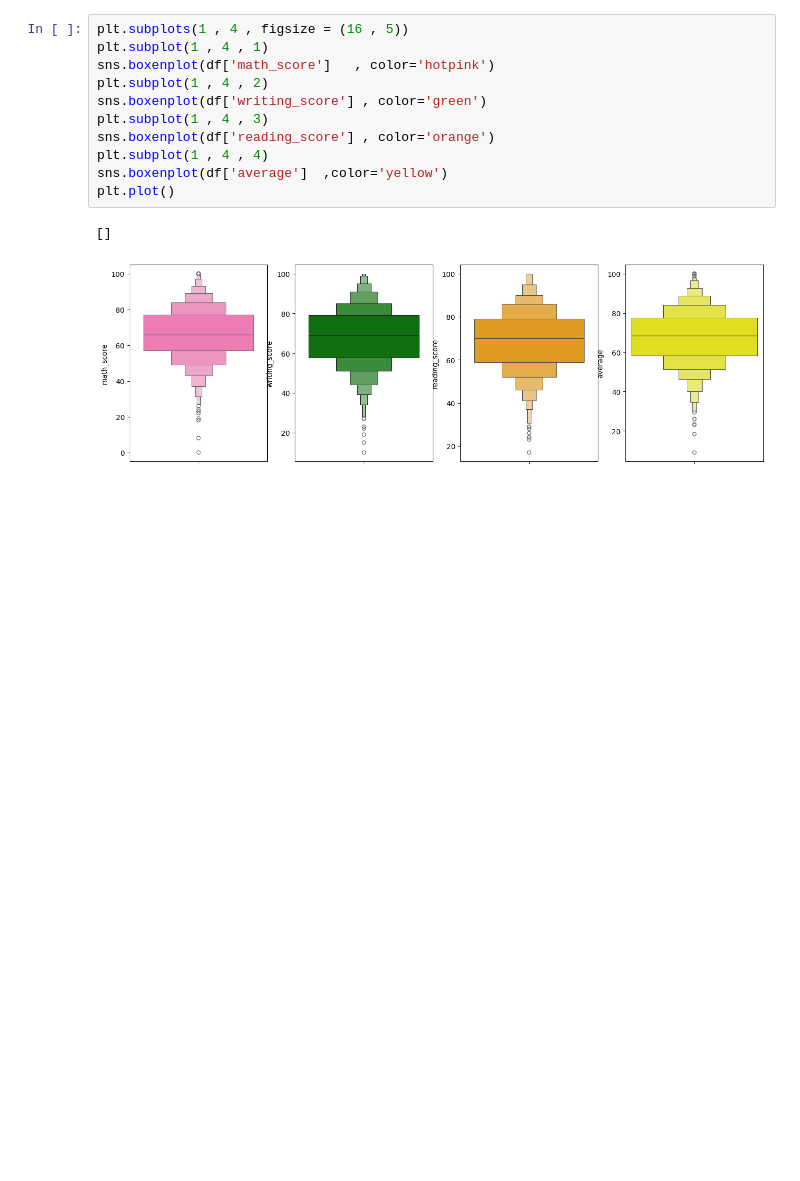
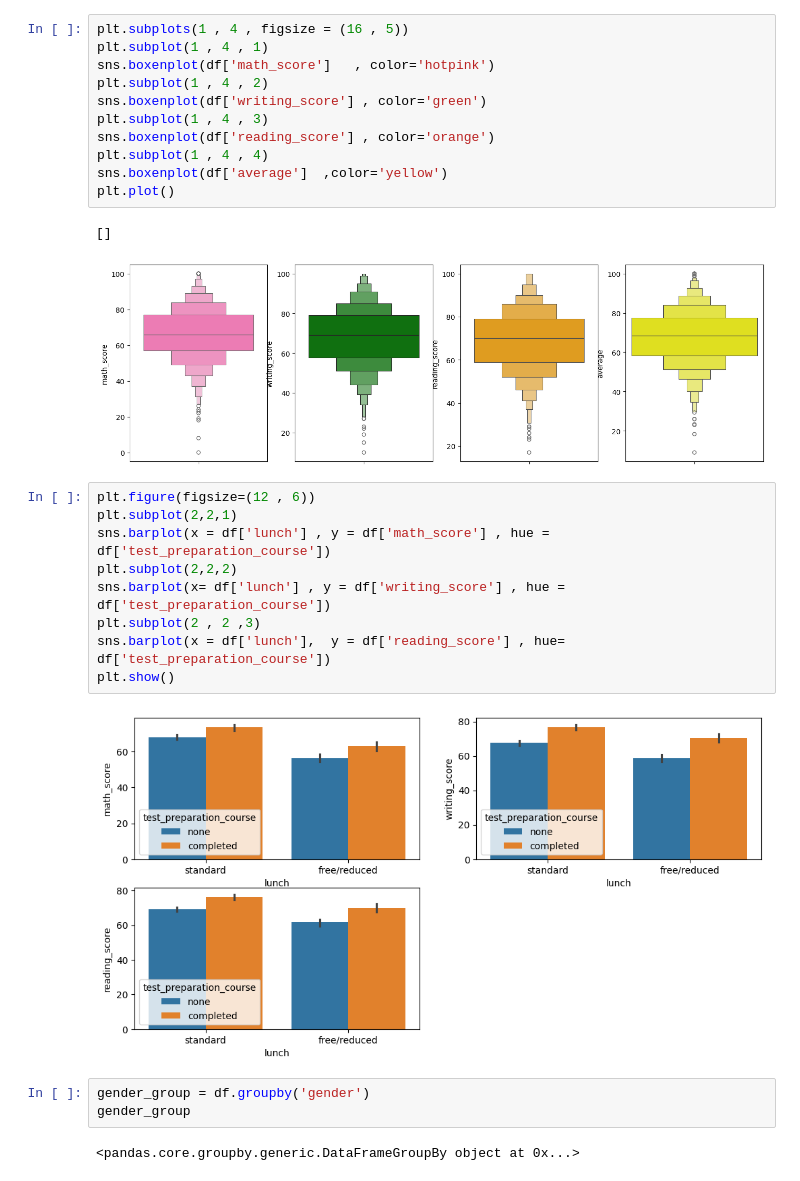
Before and after one commit to YOMI079/ML_PROJECT, a Jupyter notebook: notebook/1 . EDA STUDENT PERFORMANCE .ipynb, the cells around one changed output. Saved outputs shown, nothing was run; the diff lists cells and outputs as text; blank space fills up the shorter version.

```diff
--- a/notebook/1 . EDA STUDENT PERFORMANCE .ipynb
+++ b/notebook/1 . EDA STUDENT PERFORMANCE .ipynb
@@ -306,3 +306,19 @@ plt.plot()
 # %% [output]
 []
 [figure]
+# %%
+plt.figure(figsize=(12 , 6))
+plt.subplot(2,2,1)
+sns.barplot(x = df['lunch'] , y = df['math_score'] , hue = df['test_preparation_course'])
+plt.subplot(2,2,2)
+sns.barplot(x= df['lunch'] , y = df['writing_score'] , hue = df['test_preparation_course'])
+plt.subplot(2 , 2 ,3)
+sns.barplot(x = df['lunch'],  y = df['reading_score'] , hue= df['test_preparation_course'])
+plt.show()
+# %% [output]
+[figure, added]
+# %%
+gender_group = df.groupby('gender')
+gender_group
+# %% [output]
+<pandas.core.groupby.generic.DataFrameGroupBy object at 0x...>
```
Also changed, not shown: parts of 1 cell of this notebook, 2 other files.
